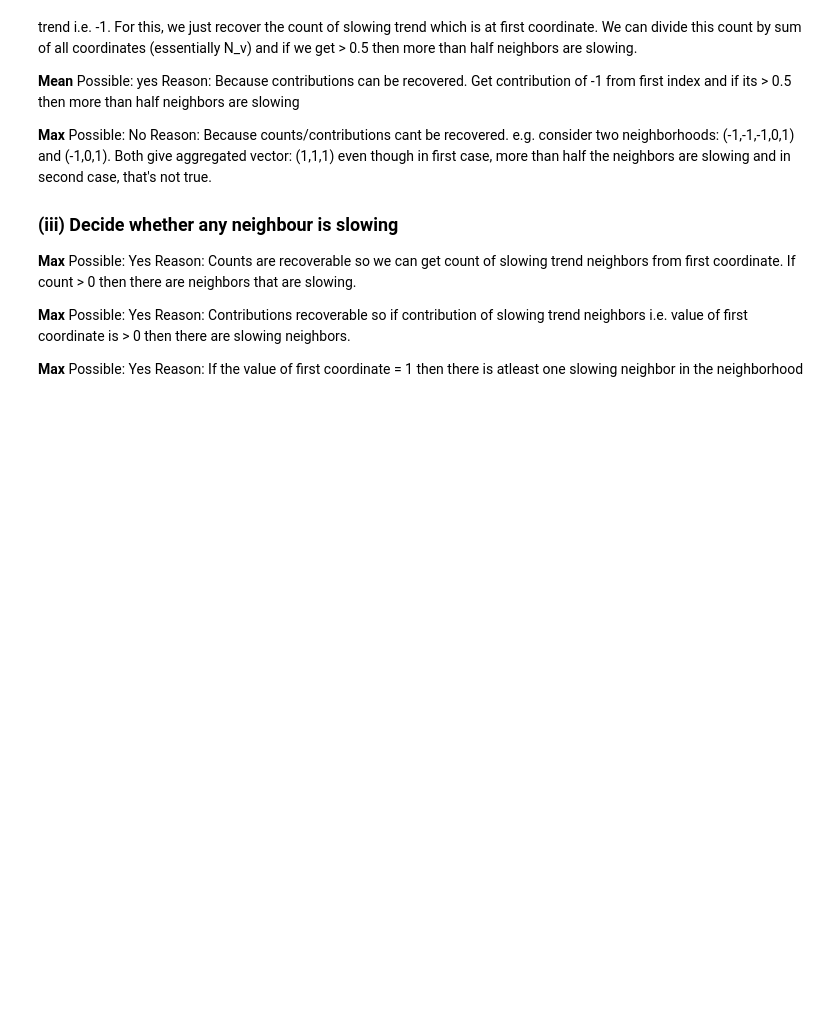
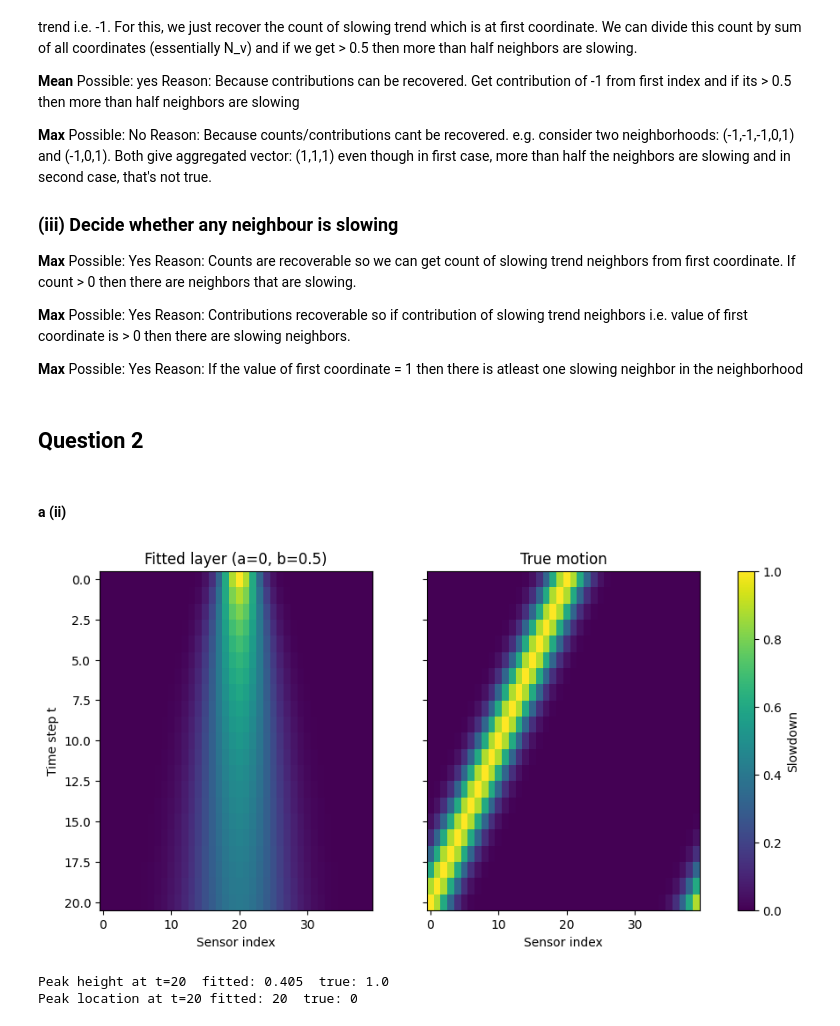
Before and after one commit to ZainabIftikhar1204/DL-for-Space-Time-and-Graphs---Assignment-3, a Jupyter notebook: dlstg-assg-3.ipynb, the cells around one changed output. Cells and saved outputs as stored; diff of their text form; code cells hidden in the pictures; blank space fills up the shorter version.

```diff
--- a/dlstg-assg-3.ipynb
+++ b/dlstg-assg-3.ipynb
@@ -109,3 +109,50 @@ Reason: Contributions recoverable so if contribution of slowing trend neighbors
 **Max**
 Possible: Yes
 Reason:  If the value of first coordinate = 1 then there is atleast one slowing neighbor in the neighborhood
+# %% [markdown]
+## Question 2
+# %% [markdown]
+#### a (ii)
+# %%
+import numpy as np
+import matplotlib.pyplot as plt
+
+N, T = 40, 20
+a, b = 0.0, 0.5
+
+# initial smooth bump centred at sensor 20
+i = np.arange(N)
+x0 = np.exp(-(i - 20) ** 2 / 8)
+
+# Sequence A: fitted layer, each prediction fed back in
+A = np.zeros((T + 1, N))
+A[0] = x0
+for t in range(T):
+    x = A[t]
+    left, right = np.roll(x, 1), np.roll(x, -1)   # x_{i-1}, x_{i+1} (ring wraps)
+    A[t + 1] = a * x + b * (left + right)
+
+# Sequence B: true motion, shift one sensor against traffic per step
+B = np.zeros((T + 1, N))
+B[0] = x0
+for t in range(T):
+    B[t + 1] = np.roll(B[t], -1)                  # x_i(t+1) = x_{i+1}(t)
+
+# heatmaps with a shared colour scale
+vmin, vmax = 0, 1
+fig, axes = plt.subplots(1, 2, figsize=(11, 5), sharey=True)
+for ax, M, title in zip(axes, [A, B], ["Fitted layer (a=0, b=0.5)", "True motion"]):
+    im = ax.imshow(M, aspect="auto", origin="upper", vmin=vmin, vmax=vmax,
+                   cmap="viridis", extent=[-0.5, N - 0.5, T + 0.5, -0.5])
+    ax.set_title(title)
+    ax.set_xlabel("Sensor index")
+axes[0].set_ylabel("Time step t")
+fig.colorbar(im, ax=axes, label="Slowdown")
+plt.show()
+
+print("Peak height at t=20  fitted:", A[-1].max().round(3), " true:", B[-1].max().round(3))
+print("Peak location at t=20 fitted:", A[-1].argmax(), " true:", B[-1].argmax())
+# %% [output]
+[figure, added]
+Peak height at t=20  fitted: 0.405  true: 1.0
+Peak location at t=20 fitted: 20  true: 0
```
Also changed, not shown: parts of 12 cells of this notebook.
